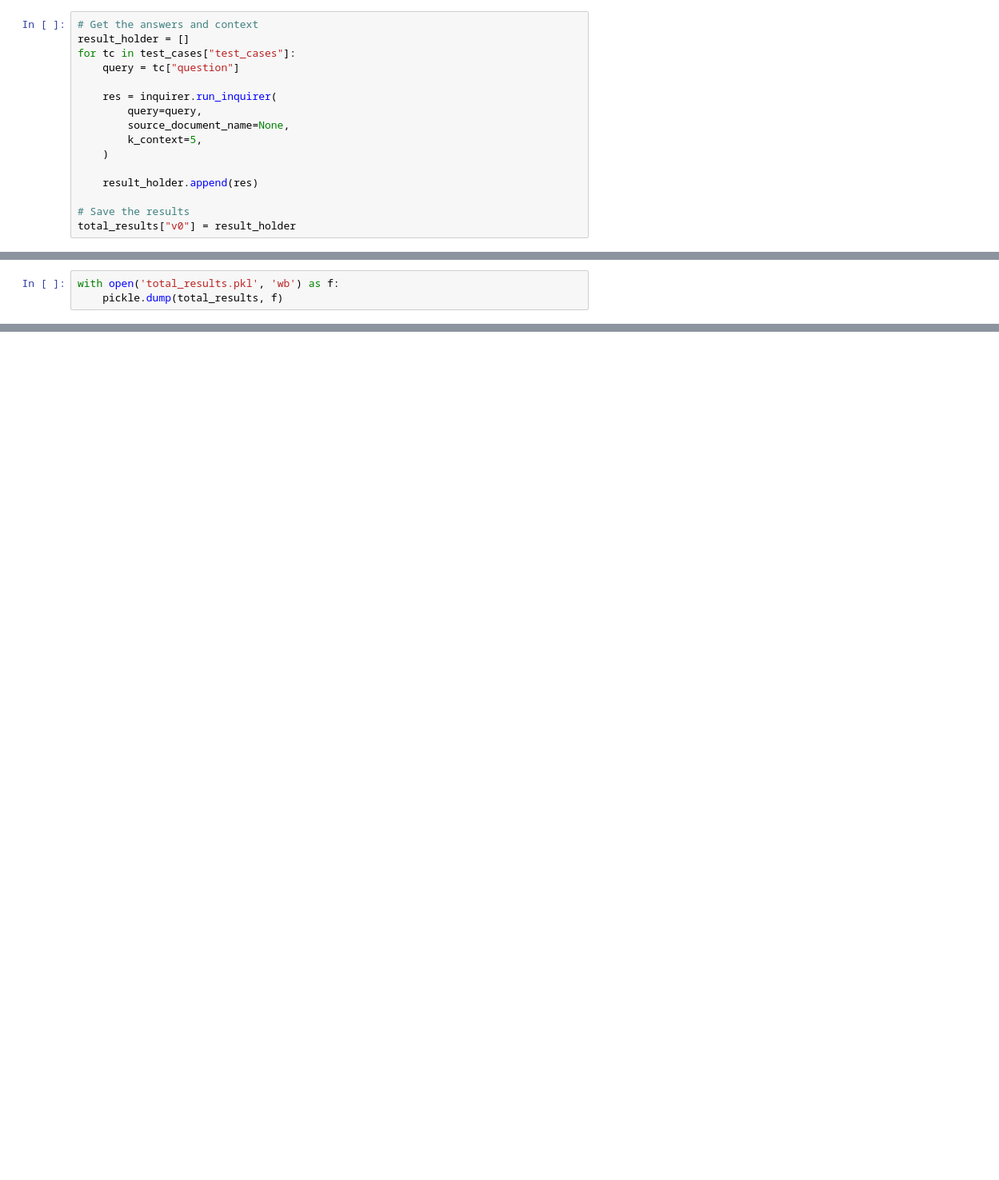
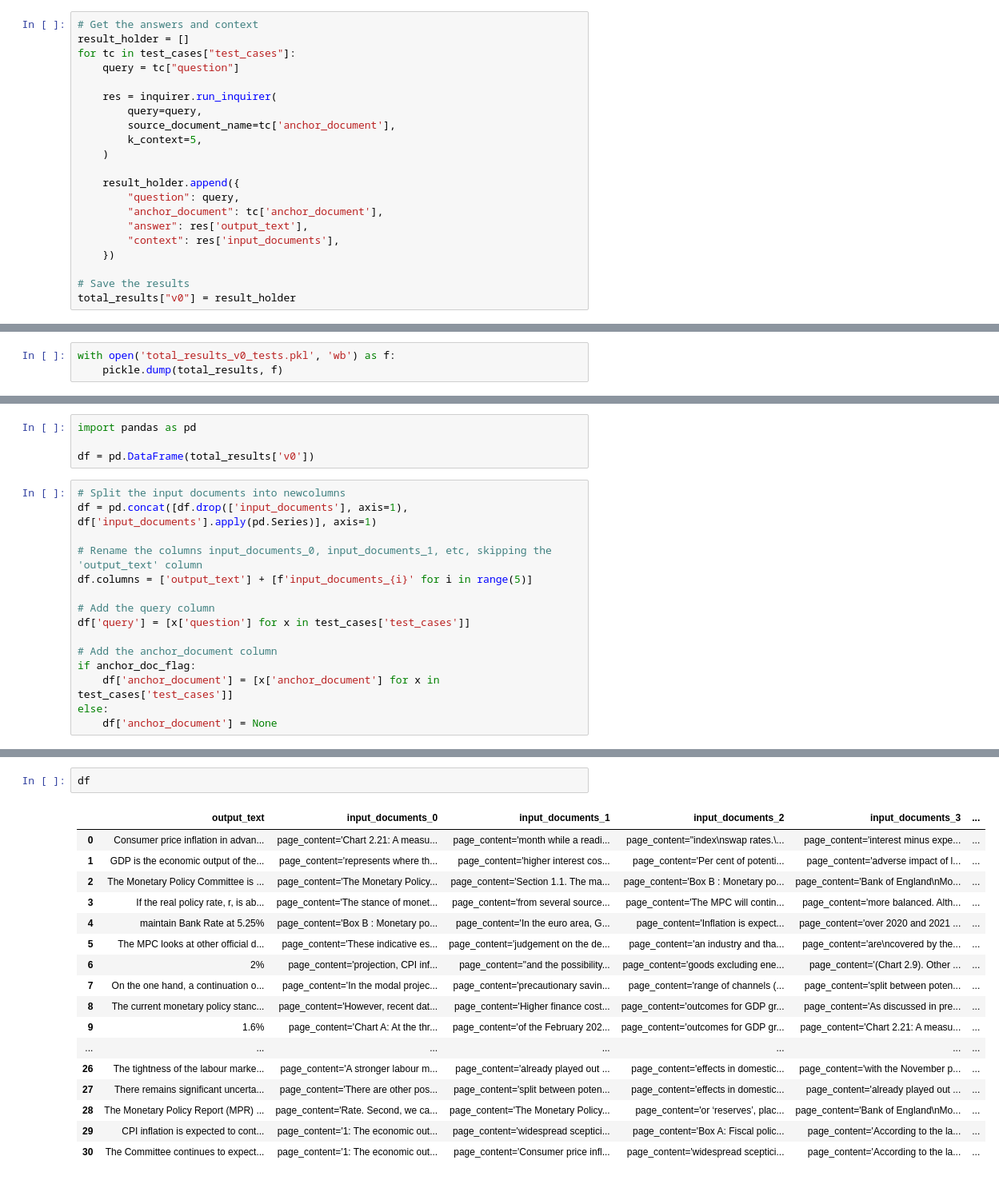
Before and after one commit to lukas-al/dissertation_rag, a Jupyter notebook: evaluation/evaluation_tests.ipynb, the cells around one changed output, grey strips where cells are left out. Shown at 80% size. Cells and saved outputs as stored; diff of their text form; blank space fills up the shorter version.

```diff
--- a/evaluation/evaluation_tests.ipynb
+++ b/evaluation/evaluation_tests.ipynb
@@ -57,11 +77,16 @@ for tc in test_cases["test_cases"]:
 
     res = inquirer.run_inquirer(
         query=query,
-        source_document_name=None,
+        source_document_name=tc['anchor_document'],
         k_context=5,
     )
 
-    result_holder.append(res)
+    result_holder.append({
+        "question": query,
+        "anchor_document": tc['anchor_document'],
+        "answer": res['output_text'],
+        "context": res['input_documents'],
+    })
 
 # Save the results
 total_results["v0"] = result_holder
@@ -195,5 +236,5 @@ total_results["v5"] = result_holder
 # %% [markdown]
 ## Save our results
 # %%
-with open('total_results.pkl', 'wb') as f:
+with open('total_results_v0_tests.pkl', 'wb') as f:
     pickle.dump(total_results, f)
@@ -199,0 +263,19 @@ with open('total_results.pkl', 'wb') as f:
+# %%
+import pandas as pd
+
+df = pd.DataFrame(total_results['v0'])
+# %%
+# Split the input documents into newcolumns
+df = pd.concat([df.drop(['input_documents'], axis=1), df['input_documents'].apply(pd.Series)], axis=1)
+
+# Rename the columns input_documents_0, input_documents_1, etc, skipping the 'output_text' column
+df.columns = ['output_text'] + [f'input_documents_{i}' for i in range(5)]
+
+# Add the query column
+df['query'] = [x['question'] for x in test_cases['test_cases']]
+
+# Add the anchor_document column
+if anchor_doc_flag:
+    df['anchor_document'] = [x['anchor_document'] for x in test_cases['test_cases']]
+else:
+    df['anchor_document'] = None
@@ -199,0 +284,20 @@ with open('total_results.pkl', 'wb') as f:
+# %%
+df
+# %% [output]
+|  | output_text | input_documents_0 | input_documents_1 | input_documents_2 | input_documents_3 | ... |
+| 0 | Consumer price inflation in advan... | page_content='Chart 2.21: A measu... | page_content='month while a readi... | page_content="index\nswap rates.\... | page_content='interest minus expe... | ... |
+| 1 | GDP is the economic output of the... | page_content='represents where th... | page_content='higher interest cos... | page_content='Per cent of potenti... | page_content='adverse impact of l... | ... |
+| 2 | The Monetary Policy Committee is ... | page_content='The Monetary Policy... | page_content='Section 1.1. The ma... | page_content='Box B : Monetary po... | page_content='Bank of England\nMo... | ... |
+| 3 | If the real policy rate, r, is ab... | page_content='The stance of monet... | page_content='from several source... | page_content='The MPC will contin... | page_content='more balanced. Alth... | ... |
+| 4 | maintain Bank Rate at 5.25% | page_content='Box B : Monetary po... | page_content='In the euro area, G... | page_content='Inflation is expect... | page_content='over 2020 and 2021 ... | ... |
+| 5 | The MPC looks at other official d... | page_content='These indicative es... | page_content='judgement on the de... | page_content='an industry and tha... | page_content='are\ncovered by the... | ... |
+| 6 | 2% | page_content='projection, CPI inf... | page_content="and the possibility... | page_content='goods excluding ene... | page_content='(Chart 2.9). Other ... | ... |
+| 7 | On the one hand, a continuation o... | page_content='In the modal projec... | page_content='precautionary savin... | page_content='range of channels (... | page_content='split between poten... | ... |
+| 8 | The current monetary policy stanc... | page_content='However, recent dat... | page_content='Higher finance cost... | page_content='outcomes for GDP gr... | page_content='As discussed in pre... | ... |
+| 9 | 1.6% | page_content='Chart A: At the thr... | page_content='of the February 202... | page_content='outcomes for GDP gr... | page_content='Chart 2.21: A measu... | ... |
+| ... | ... | ... | ... | ... | ... | ... |
+| 26 | The tightness of the labour marke... | page_content='A stronger labour m... | page_content='already played out ... | page_content='effects in domestic... | page_content='with the November p... | ... |
+| 27 | There remains significant uncerta... | page_content='There are other pos... | page_content='split between poten... | page_content='effects in domestic... | page_content='already played out ... | ... |
+| 28 | The Monetary Policy Report (MPR) ... | page_content='Rate. Second, we ca... | page_content='The Monetary Policy... | page_content='or ‘reserves’, plac... | page_content='Bank of England\nMo... | ... |
+| 29 | CPI inflation is expected to cont... | page_content='1: The economic out... | page_content='widespread sceptici... | page_content='Box A: Fiscal polic... | page_content='According to the la... | ... |
+| 30 | The Committee continues to expect... | page_content='1: The economic out... | page_content='Consumer price infl... | page_content='widespread sceptici... | page_content='According to the la... | ... |
```
Also changed, not shown: parts of 8 cells of this notebook, 8 other files.
